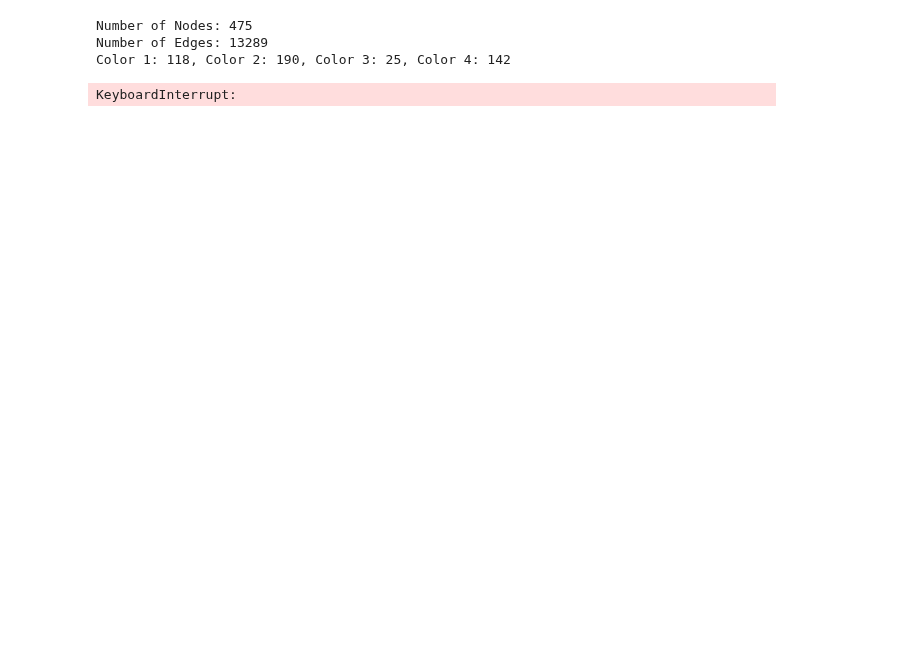
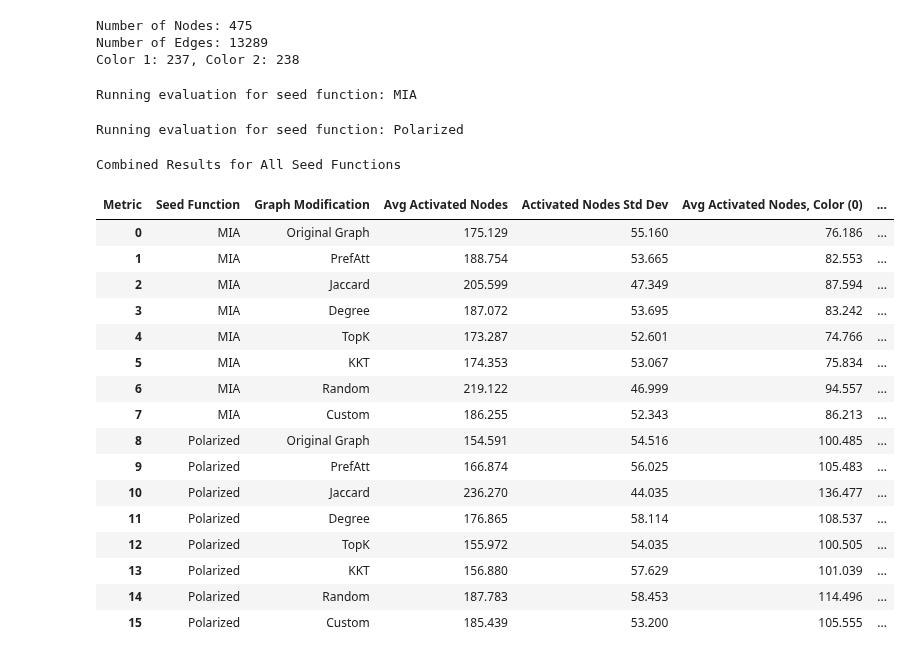
Before and after one commit to jonasq99/Designing_Link_Recommendation_Methods_to_Reduce_Polarization, a Jupyter notebook: link_addidtion.ipynb, the cells around one changed output. Saved outputs shown, nothing was run; the diff lists cells and outputs as text; code cells hidden in the pictures; blank space fills up the shorter version.

```diff
--- a/link_addidtion.ipynb
+++ b/link_addidtion.ipynb
@@ -127,5 +172,5 @@ def evaluate_graph_modifications(G, seeds, k, max_iter, budget):
 # %%
-num_groups = 4
+num_groups = 2
 
 #G = create_polarized_graph_multiple(1000, num_groups, 0.05, 0.0005)
 #G = graph_loader("datasets/facebook/facebook_combined.txt")
@@ -138,43 +183,48 @@ print(', '.join([f"Color {i+1}: {value}" for i, value in enumerate(list(Counter(
 # %% [output]
 Number of Nodes: 475
 Number of Edges: 13289
-Color 1: 118, Color 2: 190, Color 3: 25, Color 4: 142
+Color 1: 237, Color 2: 238
-# %%
-def draw_colored_graph(G, num_groups):
-    """Draw a graph with nodes colored based on their group attribute and positioned accordingly."""
-
-    # Generate a color map with different colors for each group
-    colors = plt.cm.get_cmap('tab10', num_groups)  # Use 'tab10' colormap to get distinct colors
-    color_map = [colors(G.nodes[node]["color"]) for node in G.nodes()]
-
-    # Create a layout that encourages nodes of the same group to be closer together
-    pos = nx.spring_layout(G, k=0.3, seed=42)  # Adjust 'k' to control the spacing between groups
-
-    # Adjust positions manually to separate the groups
-    group_offset = 2  # Define the offset distance between groups
-    group_centers = {i: (group_offset * i, 0) for i in range(num_groups)}  # Center for each group
-
-    for node, (x, y) in pos.items():
-        group = G.nodes[node]["color"]
-        group_center_x, group_center_y = group_centers[group]
-        pos[node] = (x + group_center_x, y + group_center_y)
-
-    # Draw the graph
-    plt.figure(figsize=(10, 10))
-    nx.draw(G, pos, node_color=color_map, with_labels=True, node_size=500, font_color='white', font_size=10)
-
-    # Display the graph
-    plt.show()
-
-
-draw_colored_graph(G, 4)
-# %% [output]
-KeyboardInterrupt:
 # %%
 seed_size = 50
 k = seed_size
 max_iter = 1000
 budget = 3 * seed_size
+# %%
+# Define your seed functions
+seed_functions = {
+    "MIA": seed_mia,
+    "Polarized": lambda G, seed_size: seed_polarized(G, seed_size, 0),
+    "Random": seed_random,
+    "Degree": seed_degree,
+}
+
+# Example of how to call the function
+all_results_df = evaluate_all_seeds(G, seed_functions, seed_size, k, max_iter, budget)
+
+# Display the combined results
+print("Combined Results for All Seed Functions")
+all_results_df
+# %% [output]
+Running evaluation for seed function: MIA
+Running evaluation for seed function: Polarized
+Combined Results for All Seed Functions
+| Metric | Seed Function | Graph Modification | Avg Activated Nodes | Activated Nodes Std Dev | Avg Activated Nodes, Color (0) | ... |
+| 0 | MIA | Original Graph | 175.129 | 55.160 | 76.186 | ... |
+| 1 | MIA | PrefAtt | 188.754 | 53.665 | 82.553 | ... |
+| 2 | MIA | Jaccard | 205.599 | 47.349 | 87.594 | ... |
+| 3 | MIA | Degree | 187.072 | 53.695 | 83.242 | ... |
+| 4 | MIA | TopK | 173.287 | 52.601 | 74.766 | ... |
+| 5 | MIA | KKT | 174.353 | 53.067 | 75.834 | ... |
+| 6 | MIA | Random | 219.122 | 46.999 | 94.557 | ... |
+| 7 | MIA | Custom | 186.255 | 52.343 | 86.213 | ... |
+| 8 | Polarized | Original Graph | 154.591 | 54.516 | 100.485 | ... |
+| 9 | Polarized | PrefAtt | 166.874 | 56.025 | 105.483 | ... |
+| 10 | Polarized | Jaccard | 236.270 | 44.035 | 136.477 | ... |
+| 11 | Polarized | Degree | 176.865 | 58.114 | 108.537 | ... |
+| 12 | Polarized | TopK | 155.972 | 54.035 | 100.505 | ... |
+| 13 | Polarized | KKT | 156.880 | 57.629 | 101.039 | ... |
+| 14 | Polarized | Random | 187.783 | 58.453 | 114.496 | ... |
+| 15 | Polarized | Custom | 185.439 | 53.200 | 105.555 | ... |
 # %%
 seed = seed_mia(G, seed_size)
 final_results = evaluate_graph_modifications(G, seed, k, max_iter, budget)
```
Also changed, not shown: parts of 9 cells of this notebook, 3 other files.
